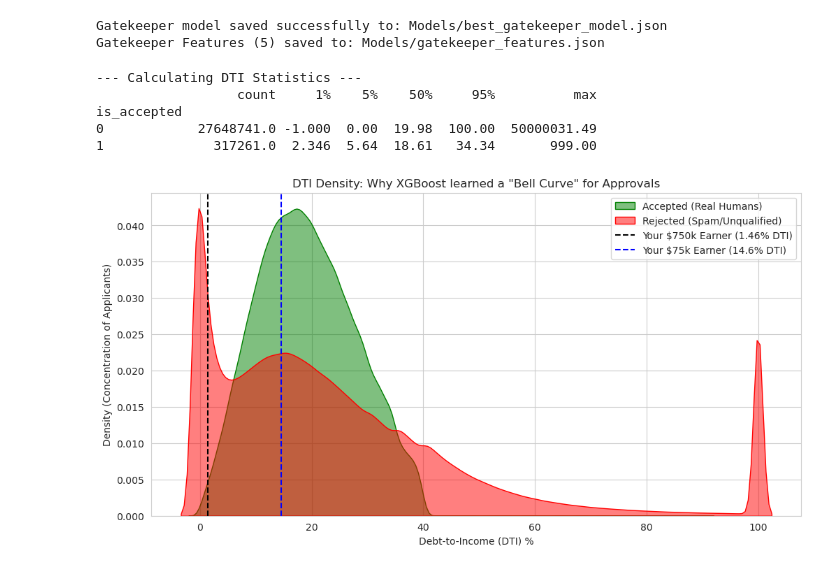
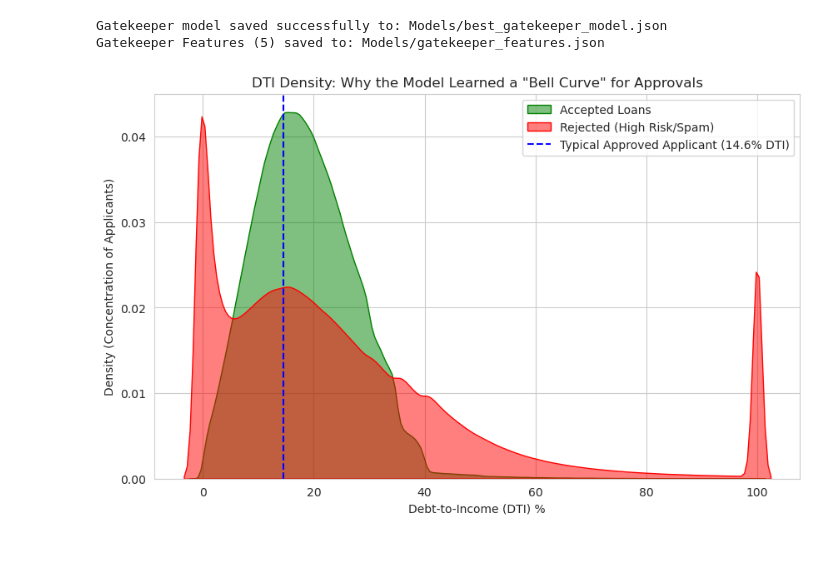
Before and after one commit to chaboihenry/Credit-Risk, a Jupyter notebook: Code/Gatekeeper_Model.ipynb, the cells around one changed output. Cells and saved outputs as stored; diff of their text form; code cells hidden in the pictures.

```diff
--- a/Code/Gatekeeper_Model.ipynb
+++ b/Code/Gatekeeper_Model.ipynb
@@ -571,30 +575,18 @@ print(f"Gatekeeper Features ({len(gatekeeper_feature_list)}) saved to: {gatekeep
 # %% [output]
 Gatekeeper model saved successfully to: Models/best_gatekeeper_model.json
 Gatekeeper Features (5) saved to: Models/gatekeeper_features.json
-# %%
-print("--- Calculating DTI Statistics ---")
-# Print the 5th, 50th (median), and 95th percentiles to see where the data clusters
-stats = df_gatekeeper.groupby('is_accepted')['dti'].describe(percentiles=[0.01, 0.05, 0.5, 0.95])
-print(stats[['count', '1%', '5%', '50%', '95%', 'max']])
-# Create the visual overlay
-plt.figure(figsize=(12, 6))
-# Filter data to a readable range (DTI between -5 and 100)
-df_zoom = df_gatekeeper[(df_gatekeeper['dti'] >= -5) & (df_gatekeeper['dti'] <= 100)]
-# Plot the density of both classes
-sns.kdeplot(data=df_zoom[df_zoom['is_accepted'] == 1]['dti'], label='Accepted (Real Humans)', fill=True, color='green', alpha=0.5)
-sns.kdeplot(data=df_zoom[df_zoom['is_accepted'] == 0]['dti'], label='Rejected (Spam/Unqualified)', fill=True, color='red', alpha=0.5)
-
-plt.title('DTI Density: Why XGBoost learned a "Bell Curve" for Approvals')
-plt.xlabel('Debt-to-Income (DTI) %')
-plt.ylabel('Density (Concentration of Applicants)')
-plt.axvline(x=1.46, color='black', linestyle='--', label='Your $750k Earner (1.46% DTI)')
-plt.axvline(x=14.6, color='blue', linestyle='--', label='Your $75k Earner (14.6% DTI)')
-plt.legend()
-plt.show()
-# %% [output]
---- Calculating DTI Statistics ---
-                  count     1%    5%    50%     95%          max
-is_accepted
-0            27648741.0 -1.000  0.00  19.98  100.00  50000031.49
-1              317261.0  2.346  5.64  18.61   34.34       999.00
-[figure, removed]
+# %%
+# Generate the most impactful visual for recruiters: The Logic Check
+plt.figure(figsize=(10, 6))
+sns.kdeplot(df_zoom[df_zoom['is_accepted'] == 1]['dti'], label='Accepted Loans', fill=True, color='green', alpha=0.5)
+sns.kdeplot(df_zoom[df_zoom['is_accepted'] == 0]['dti'], label='Rejected (High Risk/Spam)', fill=True, color='red', alpha=0.5)
+
+plt.title('DTI Density: Why the Model Learned a "Bell Curve" for Approvals')
+plt.xlabel('Debt-to-Income (DTI) %')
+plt.ylabel('Density (Concentration of Applicants)')
+plt.axvline(x=14.6, color='blue', linestyle='--', label='Typical Approved Applicant (14.6% DTI)')
+plt.legend()
+plt.savefig('dti_logic_visual.png')
+plt.show()
+# %% [output]
+[figure, added]
```
Also changed, not shown: parts of 14 cells of this notebook, 7 other files.
